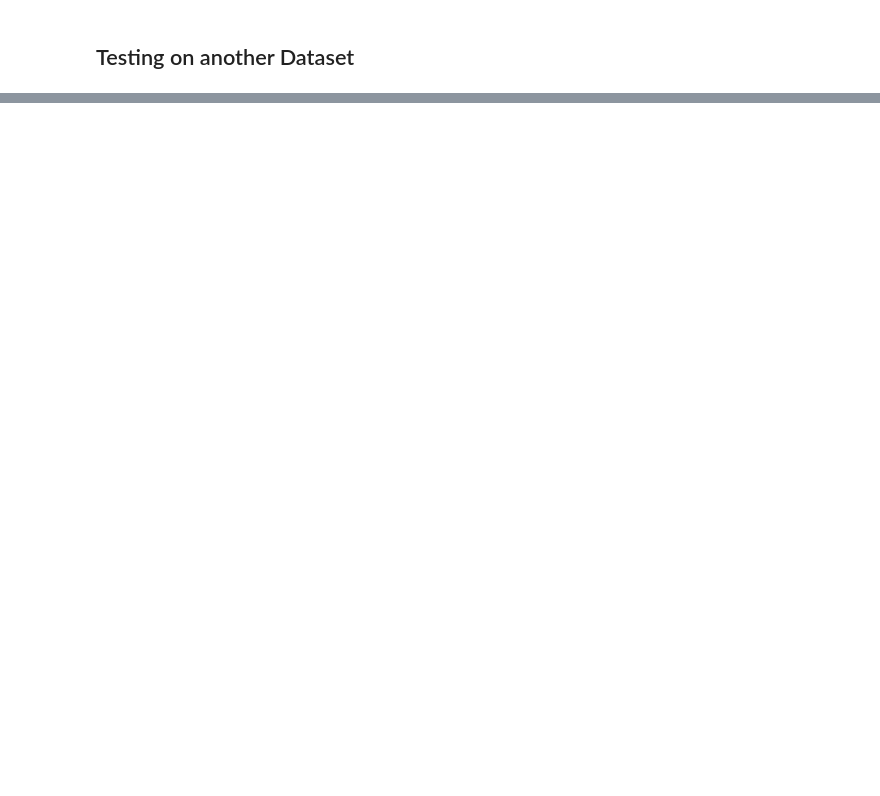
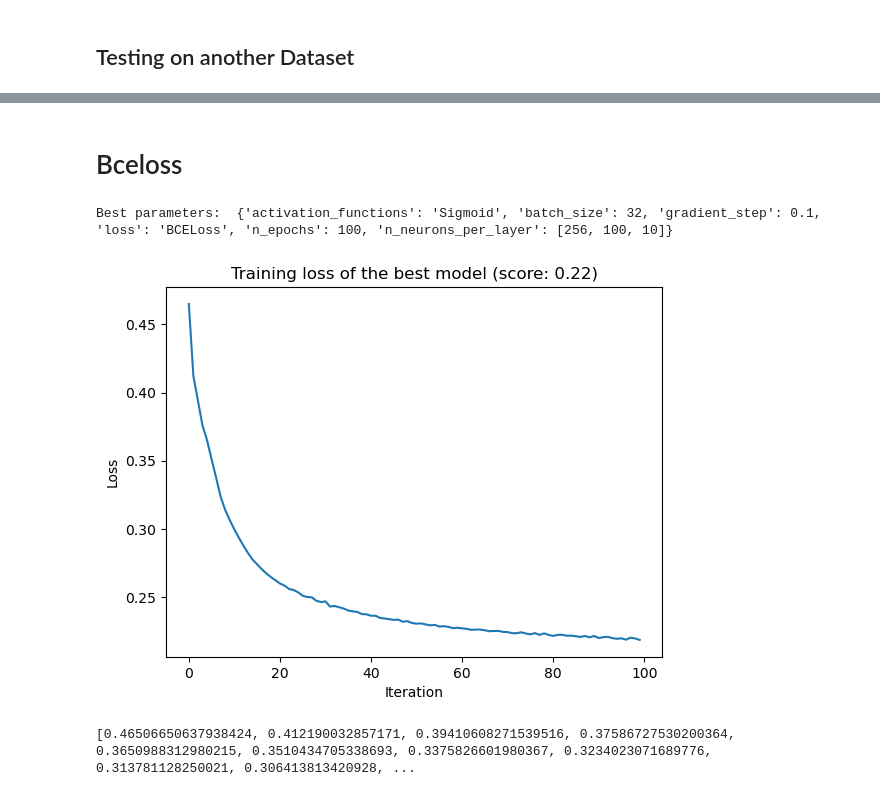
Before and after one commit to Ethan2541/Neural-Network-Library, a Jupyter notebook: experiments/denoiser.ipynb, the cells around one changed output, grey strips where cells are left out. Saved outputs shown, nothing was run; the diff lists cells and outputs as text; code cells hidden in the pictures; blank space fills up the shorter version.

Commit message:
bceloss verified

```diff
--- a/experiments/denoiser.ipynb
+++ b/experiments/denoiser.ipynb
@@ -301,0 +309,27 @@ plt.show()
+# %% [markdown]
+# Bceloss
+# %%
+params = {
+    "activation_functions": [Sigmoid],
+    "batch_size": [32],
+    "gradient_step": [0.1],
+    "loss": [BCELoss],
+    "n_epochs": [100],
+    "n_neurons_per_layer": [[X_train.shape[1], 100, 10]],
+}
+
+best_model, best_params, best_score, best_losses = grid_search(X_train, X_test, y_train, y_test, params)
+# %%
+print("Best parameters: ", best_params)
+# %% [output]
+Best parameters:  {'activation_functions': 'Sigmoid', 'batch_size': 32, 'gradient_step': 0.1, 'loss': 'BCELoss', 'n_epochs': 100, 'n_neurons_per_layer': [256, 100, 10]}
+# %%
+plt.plot(best_losses)
+plt.title(f"Training loss of the best model (score: {best_score:.2f})")
+plt.xlabel("Iteration")
+plt.ylabel("Loss")
+plt.show()
+print(best_losses)
+# %% [output]
+[figure, added]
+[0.46506650637938424, 0.412190032857171, 0.39410608271539516, 0.37586727530200364, 0.3650988312980215, 0.3510434705338693, 0.3375826601980367, 0.3234023071689776, 0.313781128250021, 0.306413813420928, ...
```
Also changed, not shown: parts of 15 cells of this notebook, 2 other files.
